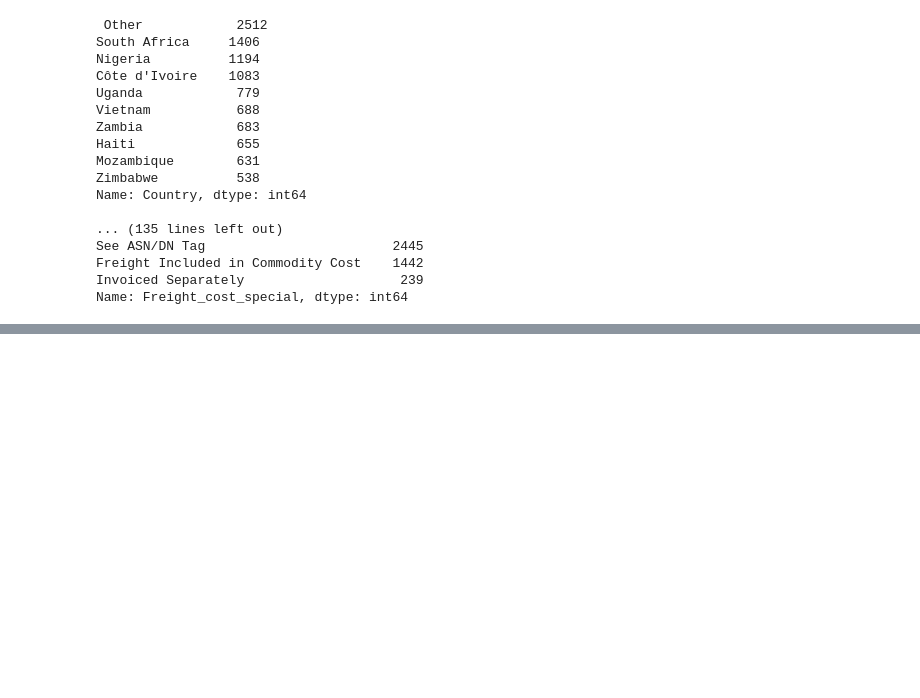
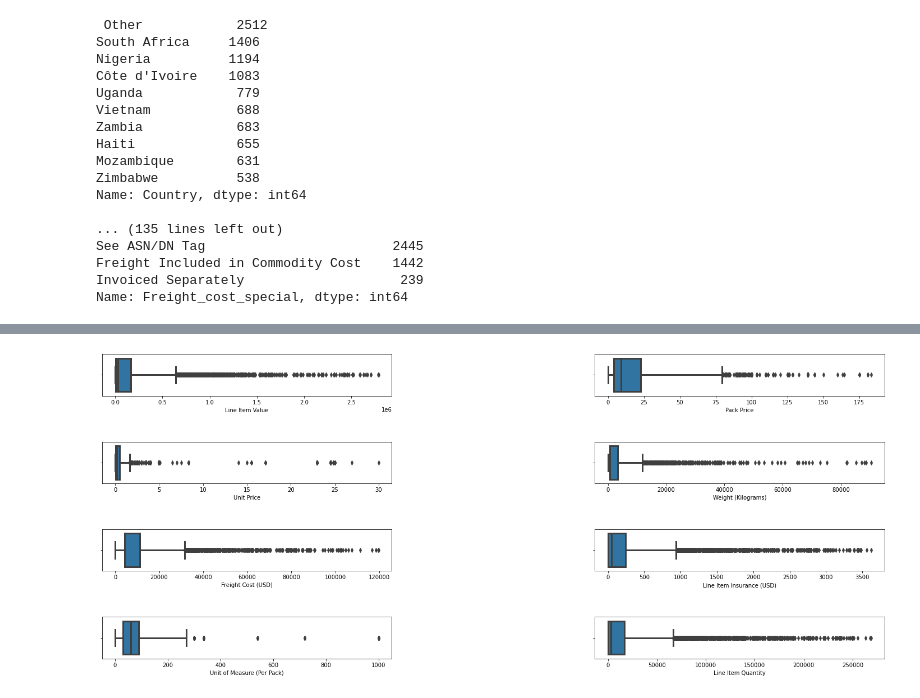
Before and after one commit to Shashank-Sundi/NOTEBOOKS, a Jupyter notebook: SHIPMENT-PRICING.ipynb, the cells around one changed output, grey strips where cells are left out. Drawn from its saved outputs; the diff is of its cells as text; code cells hidden in the pictures; blank space fills up the shorter version.

```diff
--- a/SHIPMENT-PRICING.ipynb
+++ b/SHIPMENT-PRICING.ipynb
@@ -541,0 +629,15 @@ Name: Fulfill Via, Length: 10324, dtype: object
+# %%
+fig,ax=plt.subplots(4,2,figsize=(25,10),squeeze=False)
+plt.subplots_adjust(
+                    wspace=0.7,
+                    hspace=1.1)
+i,j=0,0
+for col in num_index:
+    sns.boxplot(x=data[col],ax=ax[i,j],whis=3,linewidth=3,)
+
+    j+=1
+    if j==2:
+        j=0
+        i+=1
+# %% [output]
+[figure, added]
```
Also changed, not shown: parts of 17 cells of this notebook.
